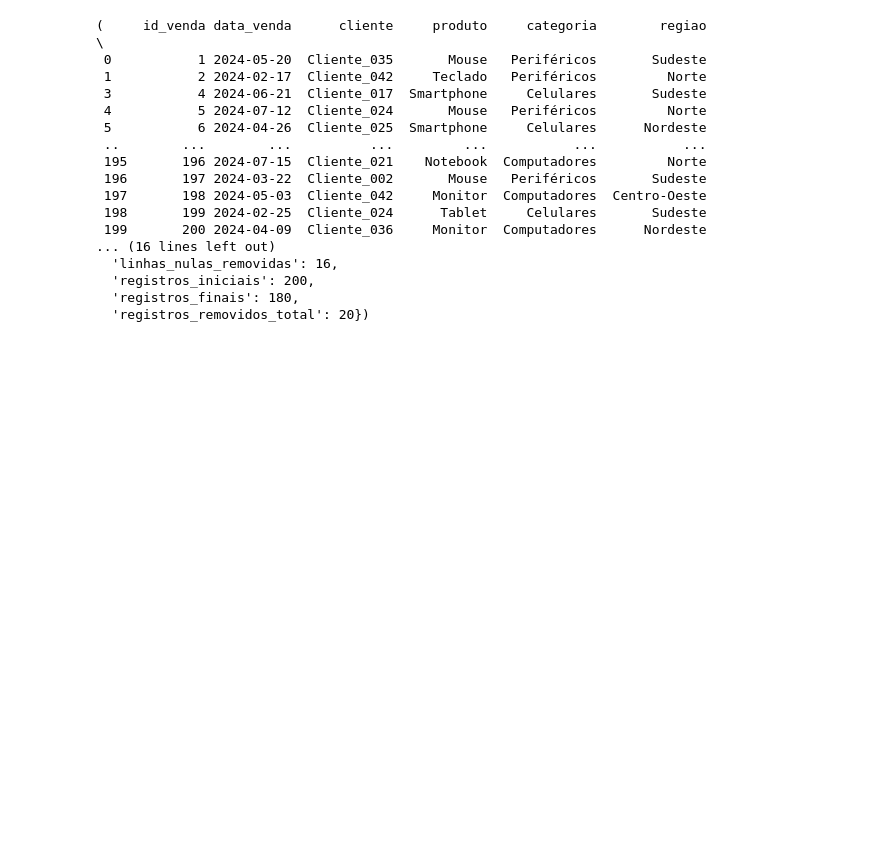
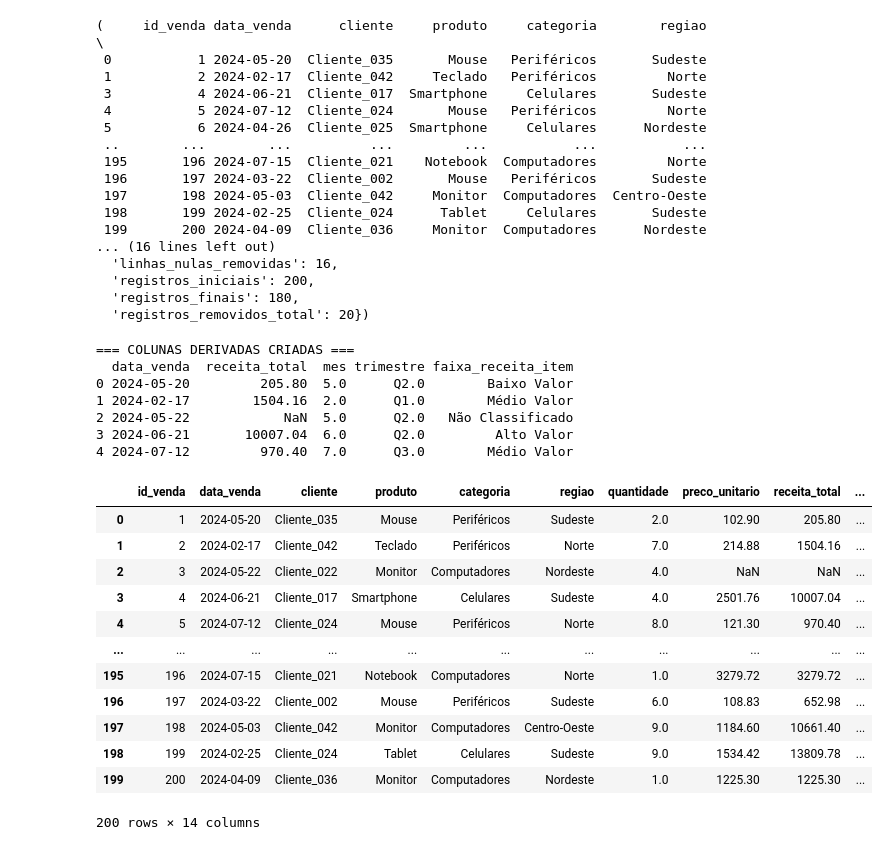
Before and after one commit to Carlos779-cloud/Mini_Projeto, a Jupyter notebook: salesinsight.ipynb, the cells around one changed output. Cells and saved outputs as stored; diff of their text form; code cells hidden in the pictures; blank space fills up the shorter version.

Commit message:
Atualiza README e notebook

```diff
--- a/salesinsight.ipynb
+++ b/salesinsight.ipynb
@@ -301,3 +301,51 @@ See https://pandas.pydata.org/docs/user_guide/migration-3-strings.html#string-mi
   'registros_iniciais': 200,
   'registros_finais': 180,
   'registros_removidos_total': 20})
+# %%
+def criar_colunas_derivadas(df):
+    """Cria colunas calculadas e derivadas a partir do dataset limpo."""
+
+    # Receita total por linha de venda
+    df["receita_total"] = df["quantidade"] * df["preco_unitario"]
+
+    # Extração de componentes de data
+    df["mes"] = df["data_venda"].dt.month
+    df["mes_nome"] = df["data_venda"].dt.strftime("%B")  # nome do mês
+    df["trimestre"] = df["data_venda"].dt.quarter.apply(lambda q: f"Q{q}")
+    df["ano"] = df["data_venda"].dt.year
+
+    # Classificação da receita por item com numpy.select (transformação condicional vetorizada)
+    condicoes = [
+        df["receita_total"] < 500,
+        (df["receita_total"] >= 500) & (df["receita_total"] < 5000),
+        df["receita_total"] >= 5000
+    ]
+    classificacoes = ["Baixo Valor", "Médio Valor", "Alto Valor"]
+    df["faixa_receita_item"] = np.select(condicoes, classificacoes, default="Não Classificado")
+    print("\n=== COLUNAS DERIVADAS CRIADAS ===")
+    print(df[["data_venda", "receita_total", "mes", "trimestre", "faixa_receita_item"]].head())
+
+    return df
+# %%
+criar_colunas_derivadas(df)
+# %% [output]
+=== COLUNAS DERIVADAS CRIADAS ===
+  data_venda  receita_total  mes trimestre faixa_receita_item
+0 2024-05-20         205.80  5.0      Q2.0        Baixo Valor
+1 2024-02-17        1504.16  2.0      Q1.0        Médio Valor
+2 2024-05-22            NaN  5.0      Q2.0   Não Classificado
+3 2024-06-21       10007.04  6.0      Q2.0         Alto Valor
+4 2024-07-12         970.40  7.0      Q3.0        Médio Valor
+|  | id_venda | data_venda | cliente | produto | categoria | regiao | quantidade | preco_unitario | receita_total | ... |
+| 0 | 1 | 2024-05-20 | Cliente_035 | Mouse | Periféricos | Sudeste | 2.0 | 102.90 | 205.80 | ... |
+| 1 | 2 | 2024-02-17 | Cliente_042 | Teclado | Periféricos | Norte | 7.0 | 214.88 | 1504.16 | ... |
+| 2 | 3 | 2024-05-22 | Cliente_022 | Monitor | Computadores | Nordeste | 4.0 | NaN | NaN | ... |
+| 3 | 4 | 2024-06-21 | Cliente_017 | Smartphone | Celulares | Sudeste | 4.0 | 2501.76 | 10007.04 | ... |
+| 4 | 5 | 2024-07-12 | Cliente_024 | Mouse | Periféricos | Norte | 8.0 | 121.30 | 970.40 | ... |
+| ... | ... | ... | ... | ... | ... | ... | ... | ... | ... | ... |
+| 195 | 196 | 2024-07-15 | Cliente_021 | Notebook | Computadores | Norte | 1.0 | 3279.72 | 3279.72 | ... |
+| 196 | 197 | 2024-03-22 | Cliente_002 | Mouse | Periféricos | Sudeste | 6.0 | 108.83 | 652.98 | ... |
+| 197 | 198 | 2024-05-03 | Cliente_042 | Monitor | Computadores | Centro-Oeste | 9.0 | 1184.60 | 10661.40 | ... |
+| 198 | 199 | 2024-02-25 | Cliente_024 | Tablet | Celulares | Sudeste | 9.0 | 1534.42 | 13809.78 | ... |
+| 199 | 200 | 2024-04-09 | Cliente_036 | Monitor | Computadores | Nordeste | 1.0 | 1225.30 | 1225.30 | ... |
+200 rows × 14 columns
```
Also changed, not shown: parts of 20 cells of this notebook.
